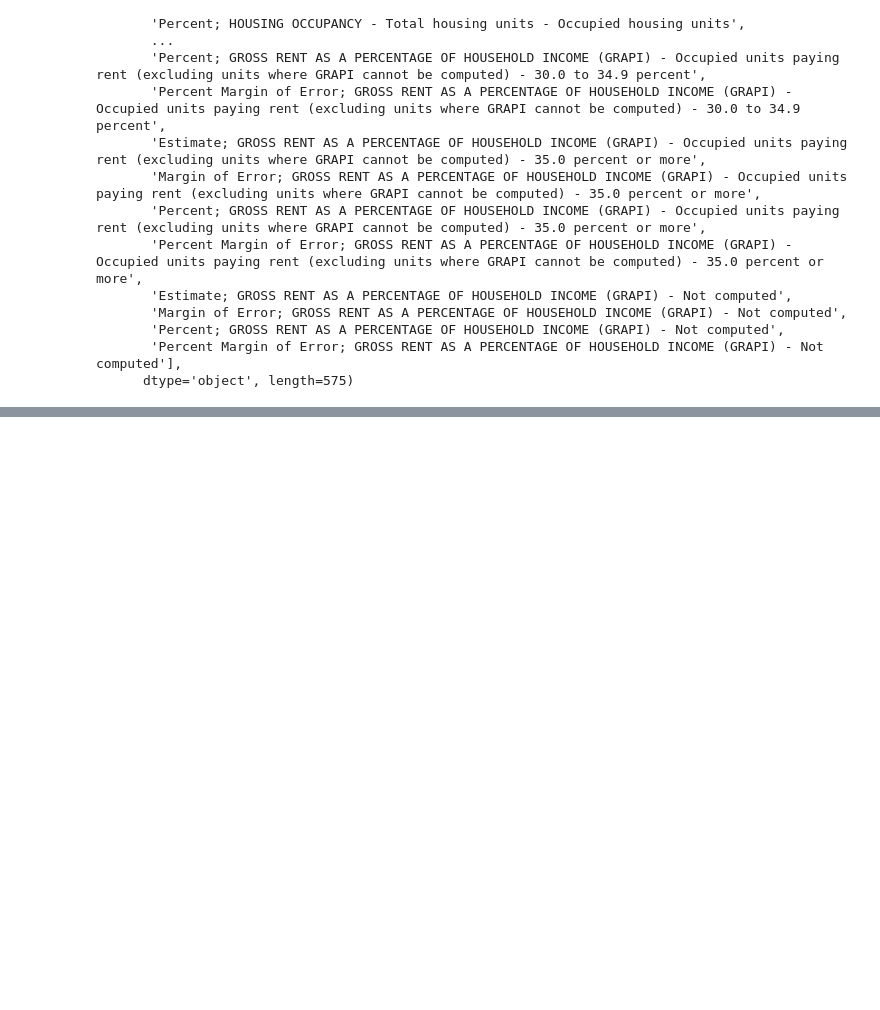
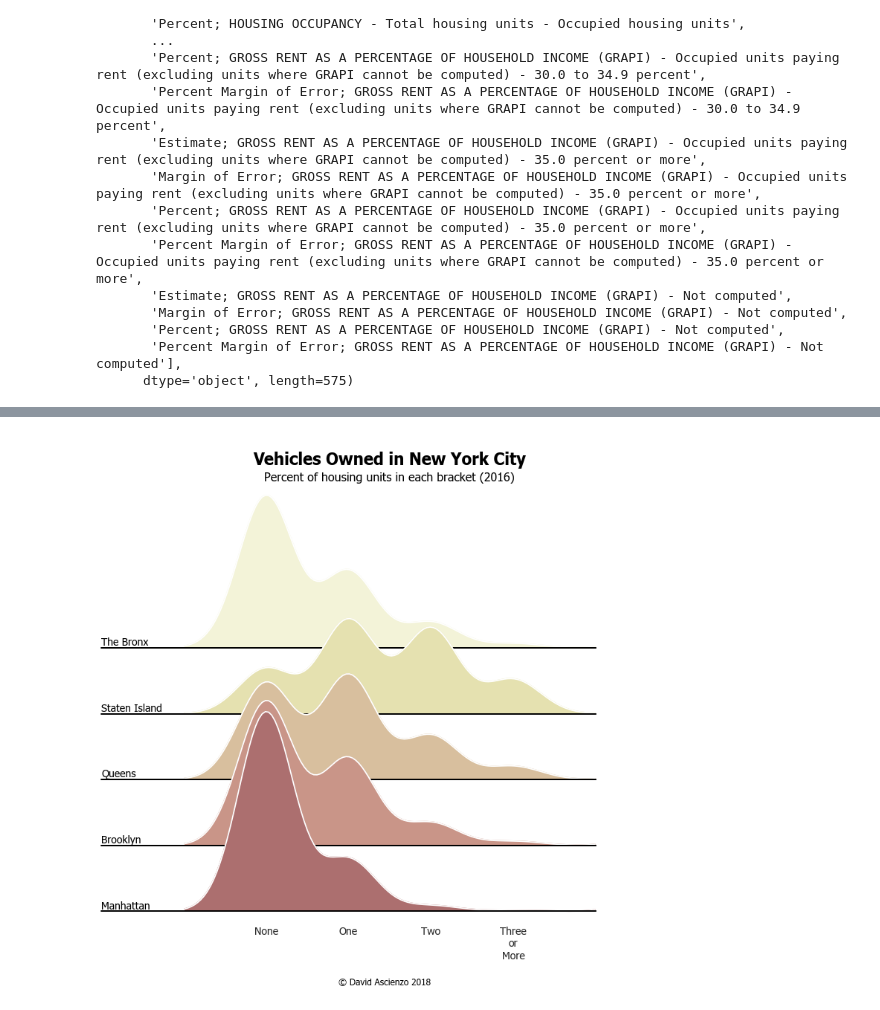
Before and after one commit to Dascienz/Data-visualization, a Jupyter notebook: nyc-census-housing/NYC_Housing_Joyplots.ipynb, the cells around one changed output, grey strips where cells are left out. Saved outputs shown, nothing was run; the diff lists cells and outputs as text; code cells hidden in the pictures; blank space fills up the shorter version.

```diff
--- a/nyc-census-housing/NYC_Housing_Joyplots.ipynb
+++ b/nyc-census-housing/NYC_Housing_Joyplots.ipynb
@@ -72,6 +72,13 @@ rentValues.columns = ['County',
                       '\$2,000_to_$2,499',
                       '\$2,500_to_$2,999',
                       '\$3,000_or_More']
+# %%
+vehicleValues = data.filter(regex='Geography|Estimate.*VEHICLES.*units -.*').copy()
+vehicleValues.columns = ['County',
+                         'None',
+                         'One',
+                         'Two',
+                         'Three_or_More']
 # %%
 #specify NYC counties
 boroughs = ['Richmond County, New York',
@@ -220,0 +232,7 @@ borough_joyplot(df=u, value_dict=v, title='Rent Prices in New York City', text_c
+# %%
+#home value plots
+u, v = bracket_df(df=vehicleValues)
+borough_joyplot(df=u, value_dict=v, title='Vehicles Owned in New York City', text_coords=(2.0, 2.0),
+                shade_color='pink_r', line_color='#FFFFFF', bandwidth=0.33, save=True)
+# %% [output]
+[figure, added]
```
Also changed, not shown: parts of 4 cells of this notebook.
